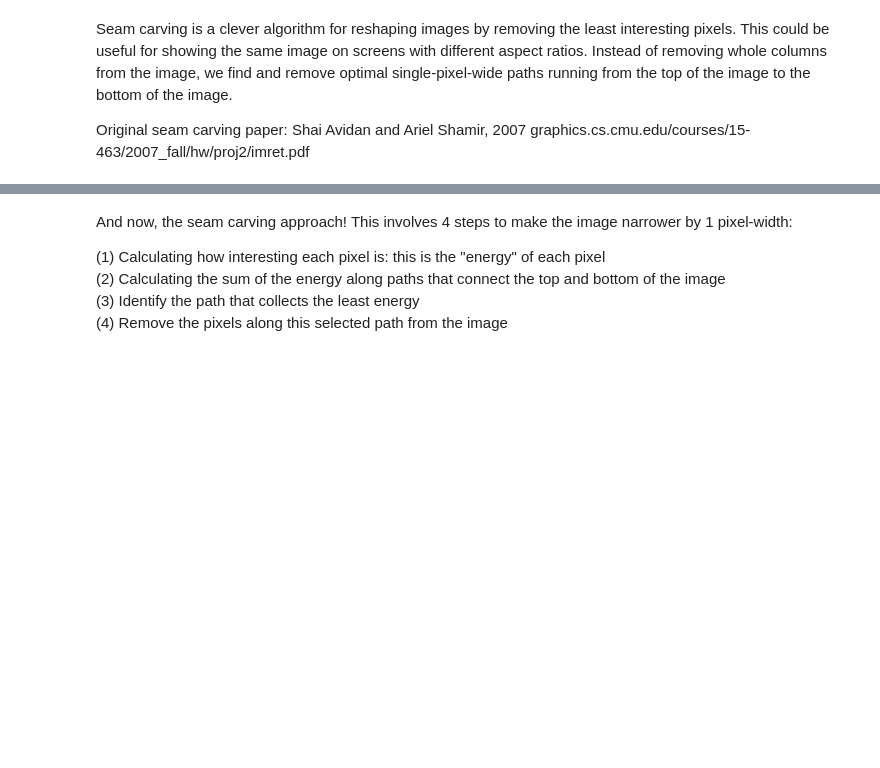
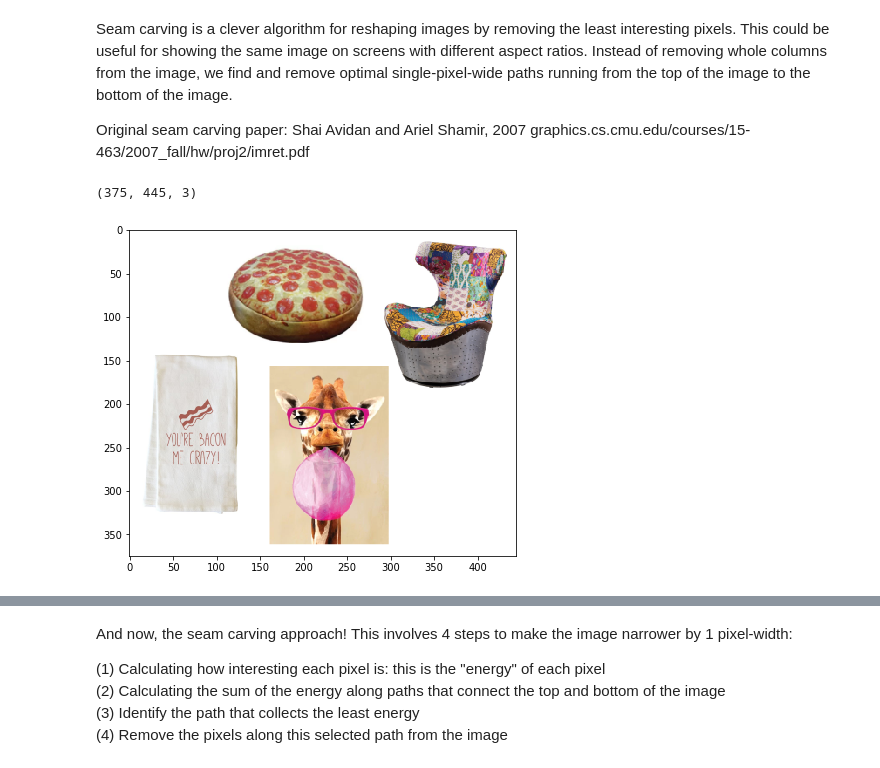
Before and after one commit to RebeccaWPerry/python_seam_carving, a Jupyter notebook: Seam+Carving.ipynb, the cells around one changed output, grey strips where cells are left out. Drawn from its saved outputs; the diff is of its cells as text; code cells hidden in the pictures; blank space fills up the shorter version.

```diff
--- a/Seam+Carving.ipynb
+++ b/Seam+Carving.ipynb
@@ -132,9 +198,12 @@ Seam carving is a clever algorithm for reshaping images by removing the least in
 Original seam carving paper: Shai Avidan and Ariel Shamir, 2007 graphics.cs.cmu.edu/courses/15-463/2007_fall/hw/proj2/imret.pdf
 # %%
 #load in a fresh copy of the image
-im = scipy.misc.imread(imfilepath)
+im = imageio.imread(imfilepath)
 plt.imshow(im)
 np.shape(im)
+# %% [output]
+(375, 445, 3)
+[figure, added]
 # %%
 # cropping columns from one side results in lost content
 plt.imshow(im[:,:400,:])
```
Also changed, not shown: parts of 25 cells of this notebook.
